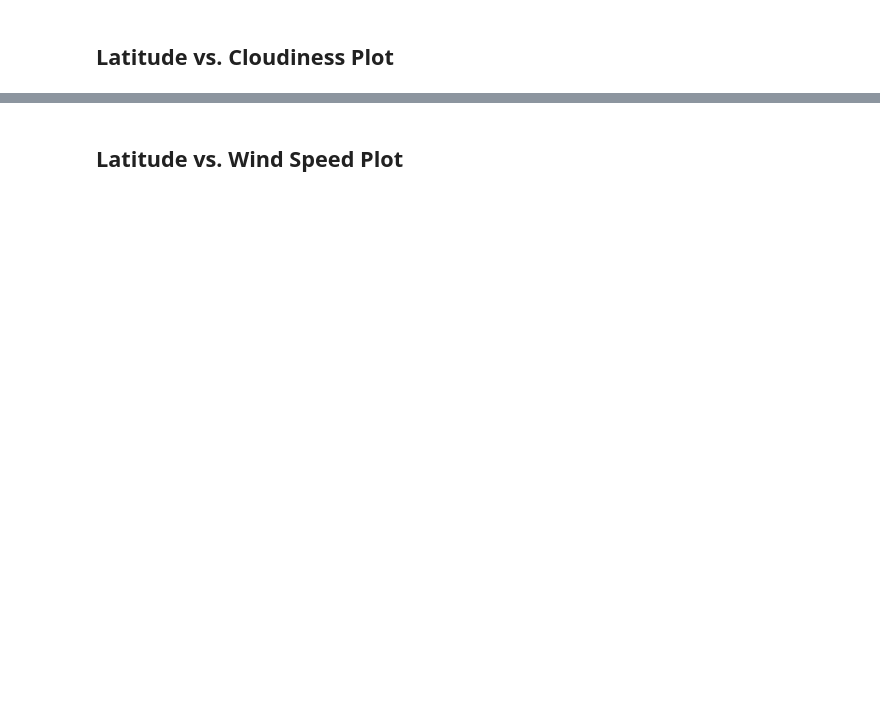
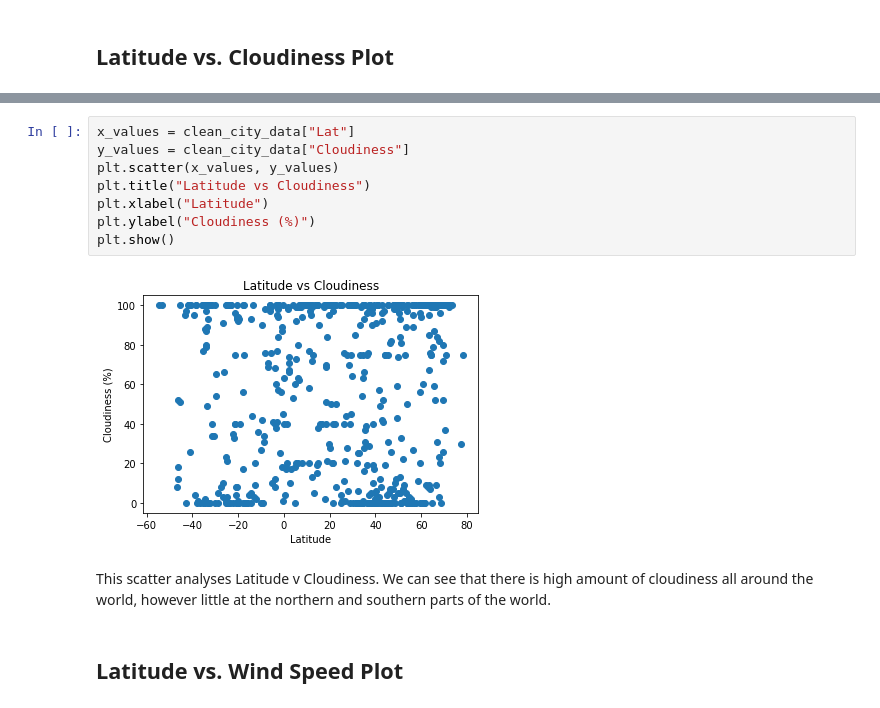
Before and after one commit to nickjaycarr88/python-api-challenge, a Jupyter notebook: WeatherPy.ipynb, the cells around one changed output, grey strips where cells are left out. Saved outputs shown, nothing was run; the diff lists cells and outputs as text; blank space fills up the shorter version.

```diff
--- a/WeatherPy.ipynb
+++ b/WeatherPy.ipynb
@@ -243,2 +303,14 @@ clean_city_data.head()
+# %%
+x_values = clean_city_data["Lat"]
+y_values = clean_city_data["Cloudiness"]
+plt.scatter(x_values, y_values)
+plt.title("Latitude vs Cloudiness")
+plt.xlabel("Latitude")
+plt.ylabel("Cloudiness (%)")
+plt.show()
+# %% [output]
+[figure, added]
+# %% [markdown]
+This scatter analyses Latitude v Cloudiness. We can see that there is high amount of cloudiness all around the world, however little at the northern and southern parts of the world.
 # %% [markdown]
 ## Latitude vs. Wind Speed Plot
```
Also changed, not shown: parts of 43 cells of this notebook, 4 other files.
